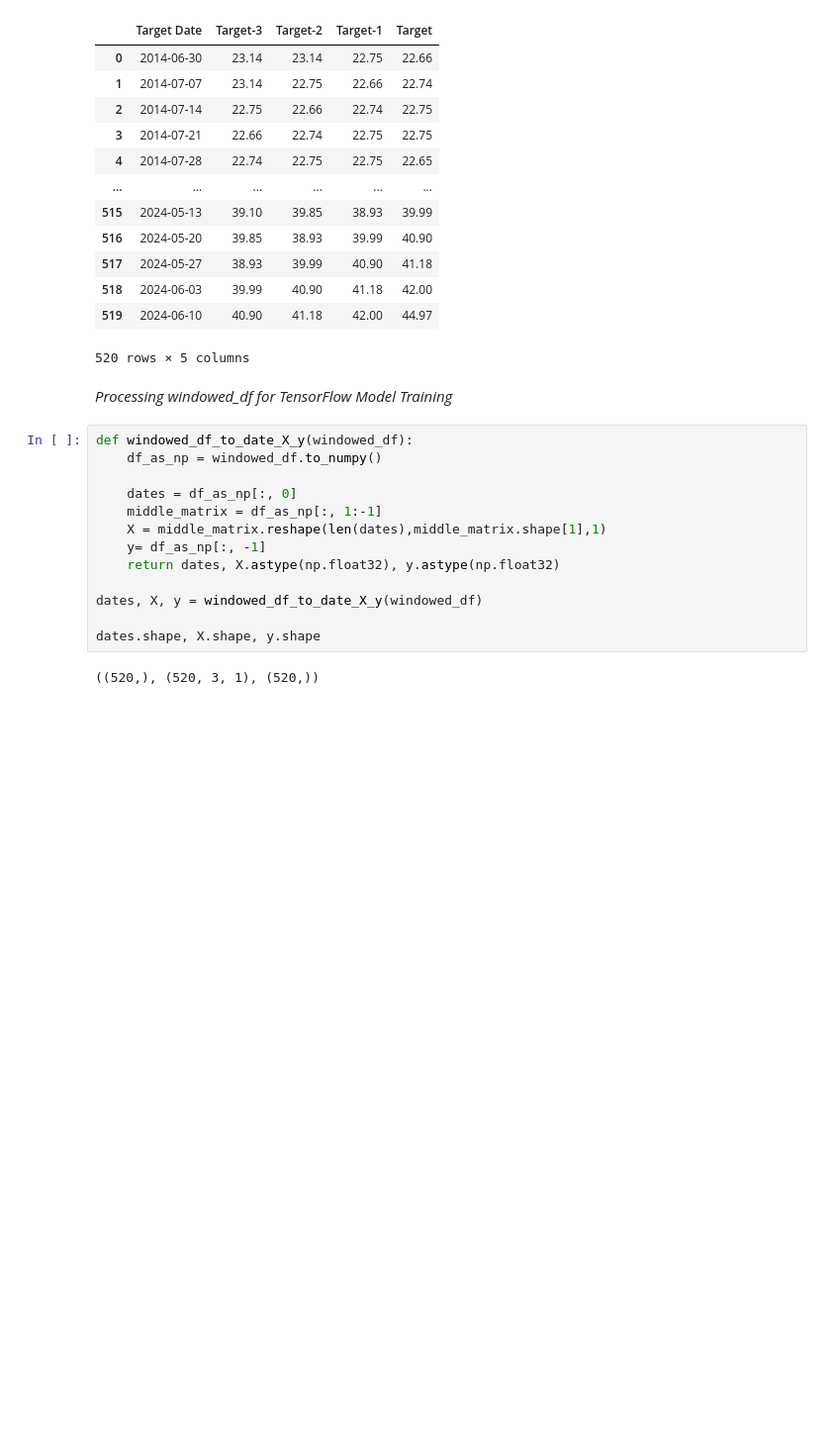
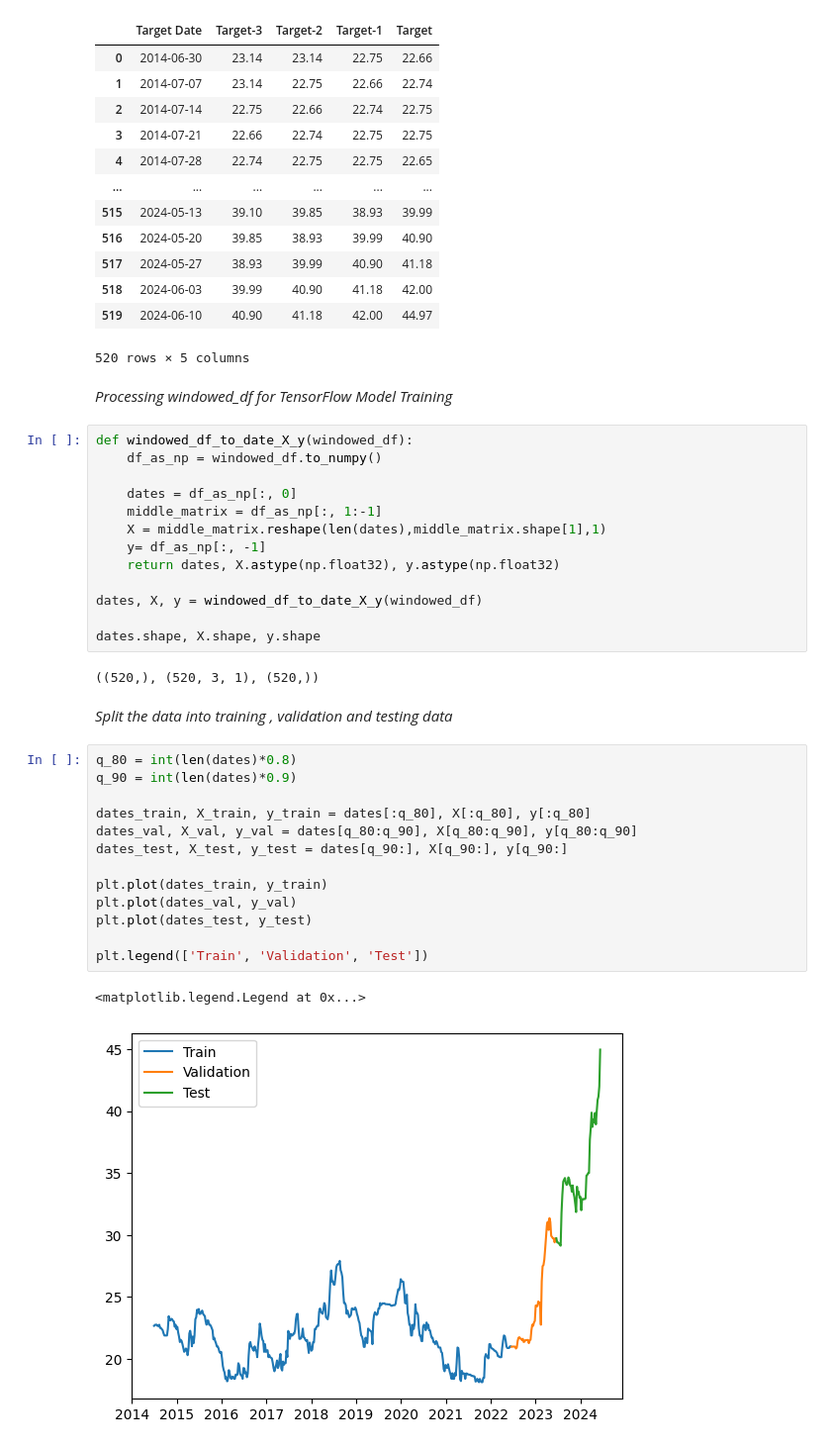
Before and after one commit to FirasKahlaoui/tunisia-stock-market, a Jupyter notebook: notebooks/Forcasting.ipynb, the cells around one changed output. Shown at 99% size. Cells and saved outputs as stored; diff of their text form; blank space fills up the shorter version.

Commit message:
Splitting the data

```diff
--- a/notebooks/Forcasting.ipynb
+++ b/notebooks/Forcasting.ipynb
@@ -224,3 +224,21 @@ dates, X, y = windowed_df_to_date_X_y(windowed_df)
 dates.shape, X.shape, y.shape
 # %% [output]
 ((520,), (520, 3, 1), (520,))
+# %% [markdown]
+*Split the data into training , validation and testing data*
+# %%
+q_80 = int(len(dates)*0.8)
+q_90 = int(len(dates)*0.9)
+
+dates_train, X_train, y_train = dates[:q_80], X[:q_80], y[:q_80]
+dates_val, X_val, y_val = dates[q_80:q_90], X[q_80:q_90], y[q_80:q_90]
+dates_test, X_test, y_test = dates[q_90:], X[q_90:], y[q_90:]
+
+plt.plot(dates_train, y_train)
+plt.plot(dates_val, y_val)
+plt.plot(dates_test, y_test)
+
+plt.legend(['Train', 'Validation', 'Test'])
+# %% [output]
+<matplotlib.legend.Legend at 0x...>
+[figure, added]
```
